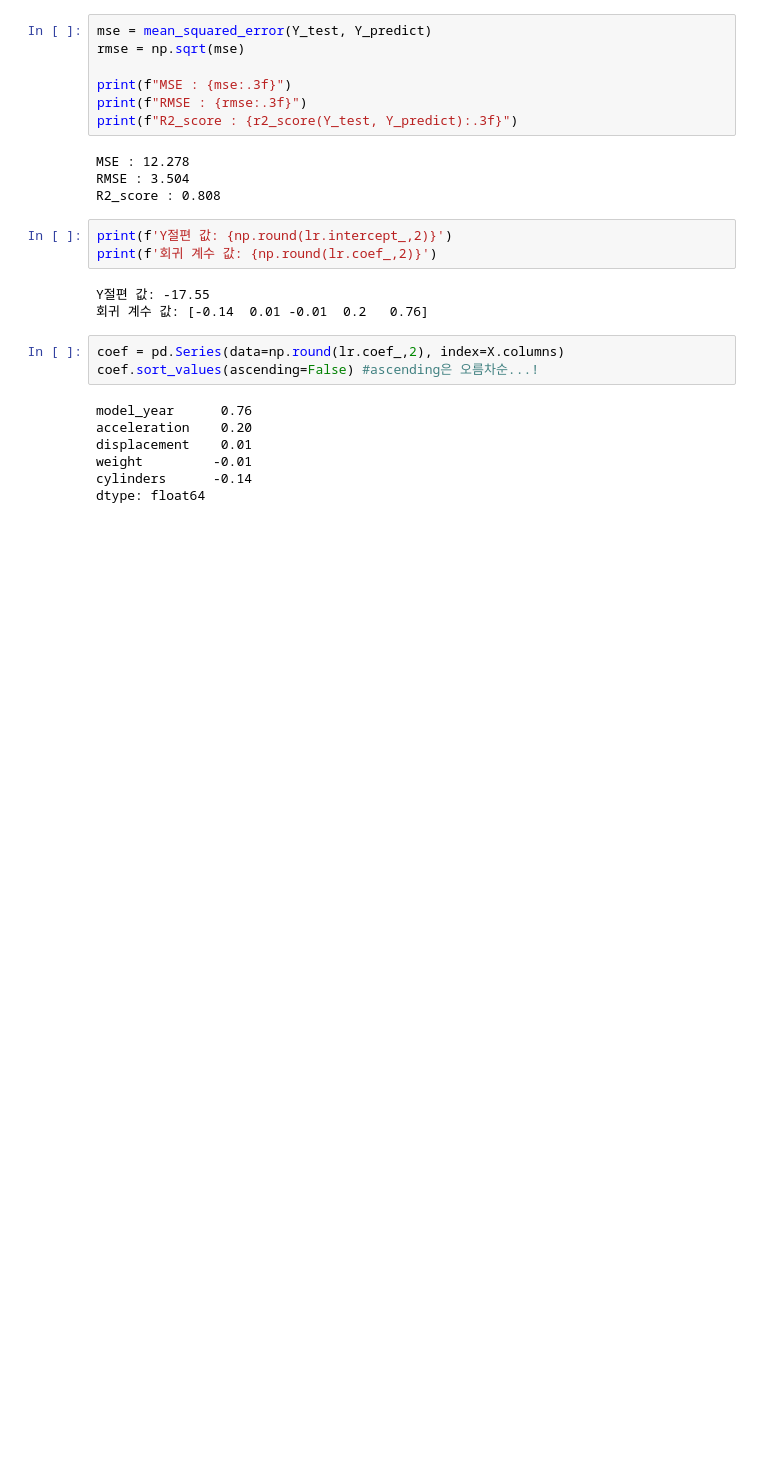
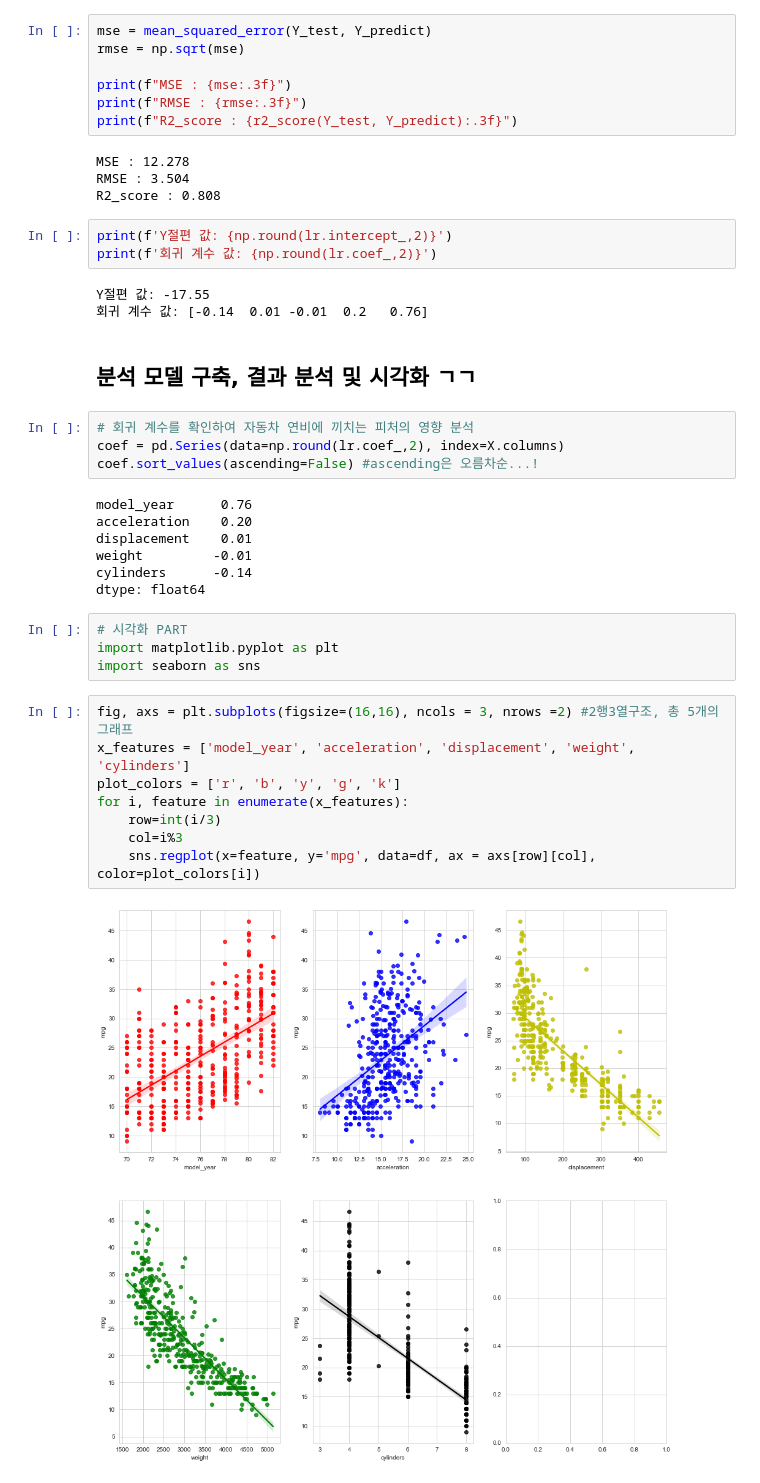
Before and after one commit to ffe4el/bigdata_lec, a Jupyter notebook: 11.01/항목에 따른 자동차 연비 예측.ipynb, the cells around one changed output. Cells and saved outputs as stored; diff of their text form; blank space fills up the shorter version.

```diff
--- a/11.01/항목에 따른 자동차 연비 예측.ipynb
+++ b/11.01/항목에 따른 자동차 연비 예측.ipynb
@@ -91,7 +91,10 @@ print(f'회귀 계수 값: {np.round(lr.coef_,2)}')
 # %% [output]
 Y절편 값: -17.55
 회귀 계수 값: [-0.14  0.01 -0.01  0.2   0.76]
+# %% [markdown]
+## 분석 모델 구축, 결과 분석 및 시각화 ㄱㄱ
 # %%
+# 회귀 계수를 확인하여 자동차 연비에 끼치는 피처의 영향 분석
 coef = pd.Series(data=np.round(lr.coef_,2), index=X.columns)
 coef.sort_values(ascending=False) #ascending은 오름차순...!
 # %% [output]
@@ -101,3 +104,17 @@ displacement    0.01
 weight         -0.01
 cylinders      -0.14
 dtype: float64
+# %%
+# 시각화 PART
+import matplotlib.pyplot as plt
+import seaborn as sns
+# %%
+fig, axs = plt.subplots(figsize=(16,16), ncols = 3, nrows =2) #2행3열구조, 총 5개의 그래프
+x_features = ['model_year', 'acceleration', 'displacement', 'weight', 'cylinders']
+plot_colors = ['r', 'b', 'y', 'g', 'k']
+for i, feature in enumerate(x_features):
+    row=int(i/3)
+    col=i%3
+    sns.regplot(x=feature, y='mpg', data=df, ax = axs[row][col], color=plot_colors[i])
+# %% [output]
+[figure, added]
```
Also changed, not shown: parts of 4 cells of this notebook.
